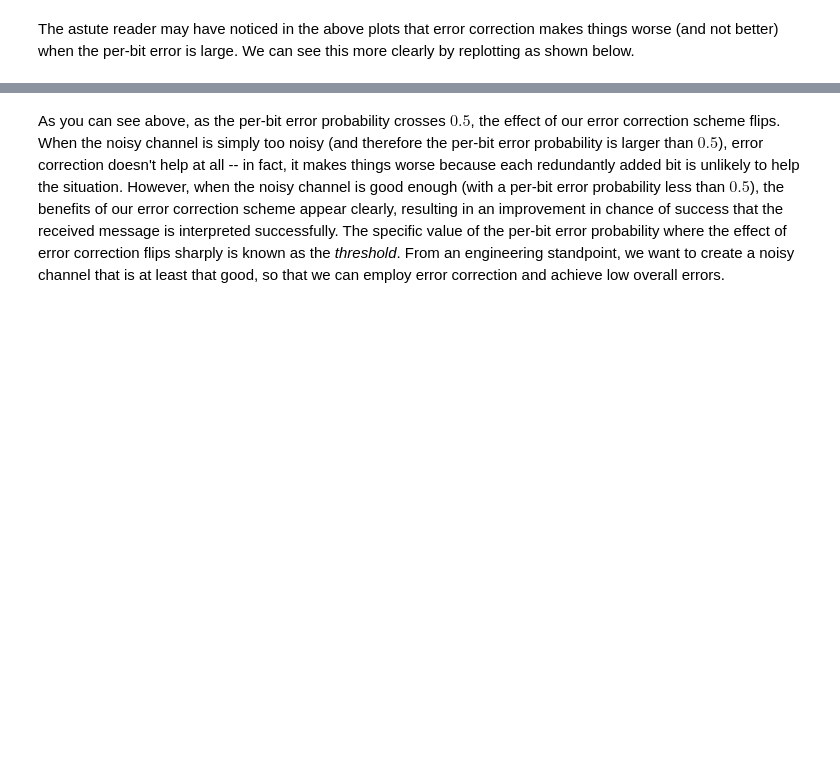
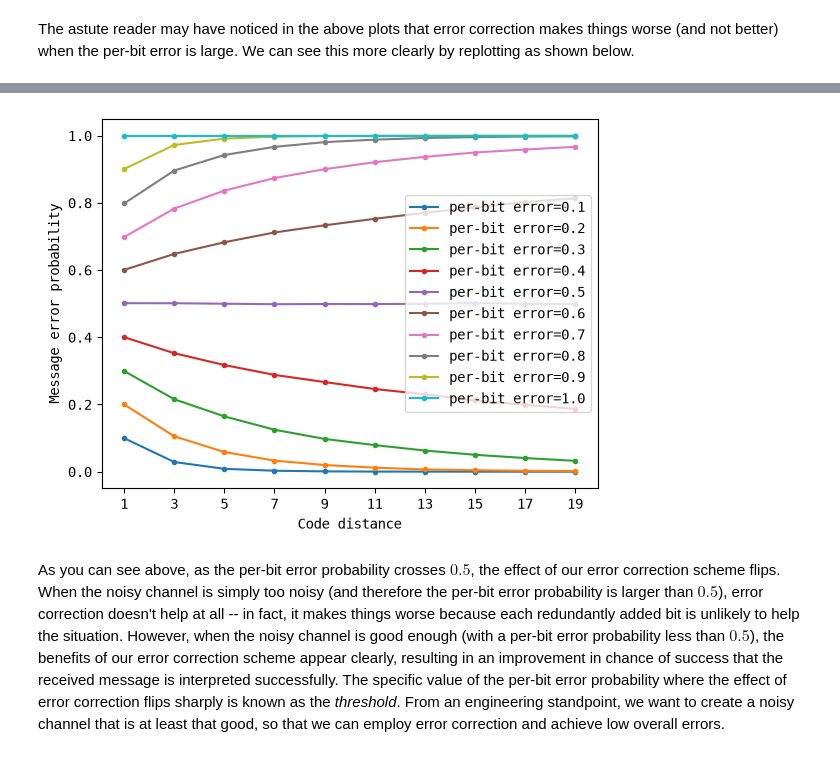
Before and after one commit to Abiyzelalem27/deltakit-textbook, a Jupyter notebook: docs/notebooks/ch1-intuition/classical-intuition.ipynb, the cells around one changed output, grey strips where cells are left out. Saved outputs shown, nothing was run; the diff lists cells and outputs as text; code cells hidden in the pictures; blank space fills up the shorter version.

```diff
--- a/docs/notebooks/ch1-intuition/classical-intuition.ipynb
+++ b/docs/notebooks/ch1-intuition/classical-intuition.ipynb
@@ -136,7 +143,6 @@ for code_distance in code_distances:
     print(f"Running distance {code_distance}")
     code_distance_error_probabilities = []
     for p_error in p_errors:
-        code_distance_error_probabilities.append(
-            get_code_error_probability(code_distance, p_error, n_shots = 100000)
-        )
+        code_distance_error_probabilities.append(qec.repetition_codes.get_code_error_probability(code_distance, p_error, 100000))
+
     all_code_distance_error_probabilities.append(code_distance_error_probabilities)
@@ -143,12 +160,14 @@ for code_distance in code_distances:
 # %%
 for ii in range(0, len(p_errors), 1):
     error_probabilities = [all_code_distance_error_probabilities[j][ii] for j in range(len(code_distances))]
-    plotter.plot(code_distances, error_probabilities, marker = '.', label=f'per-bit error={p_errors[ii]:.1f}')
-plotter.xticks(code_distances)
-plotter.legend()
-plotter.xlabel('Code distance')
-plotter.ylabel('Message error probability')
-plotter.show()
+    plt.plot(code_distances, error_probabilities, marker = '.', label=f'per-bit error={p_errors[ii]:.1f}')
+plt.xticks(code_distances)
+plt.legend()
+plt.xlabel('Code distance')
+plt.ylabel('Message error probability')
+plt.show()
+# %% [output]
+[figure, added]
 # %% [markdown]
 As you can see above, as the per-bit error probability crosses $0.5$, the effect of our error correction scheme flips. When the noisy channel is simply too noisy (and therefore the per-bit error probability is larger than $0.5$), error correction doesn't help at all -- in fact, it makes things worse because each redundantly added bit is unlikely to help the situation. However, when the noisy channel is good enough (with a per-bit error probability less than $0.5$), the benefits of our error correction scheme appear clearly, resulting in an improvement in chance of success that the received message is interpreted successfully. The specific value of the per-bit error probability where the effect of error correction flips sharply is known as the _threshold_. From an engineering standpoint, we want to create a noisy channel that is at least that good, so that we can employ error correction and achieve low overall errors.
 # %% [markdown]
```
Also changed, not shown: parts of 17 cells of this notebook, 19 other files.
